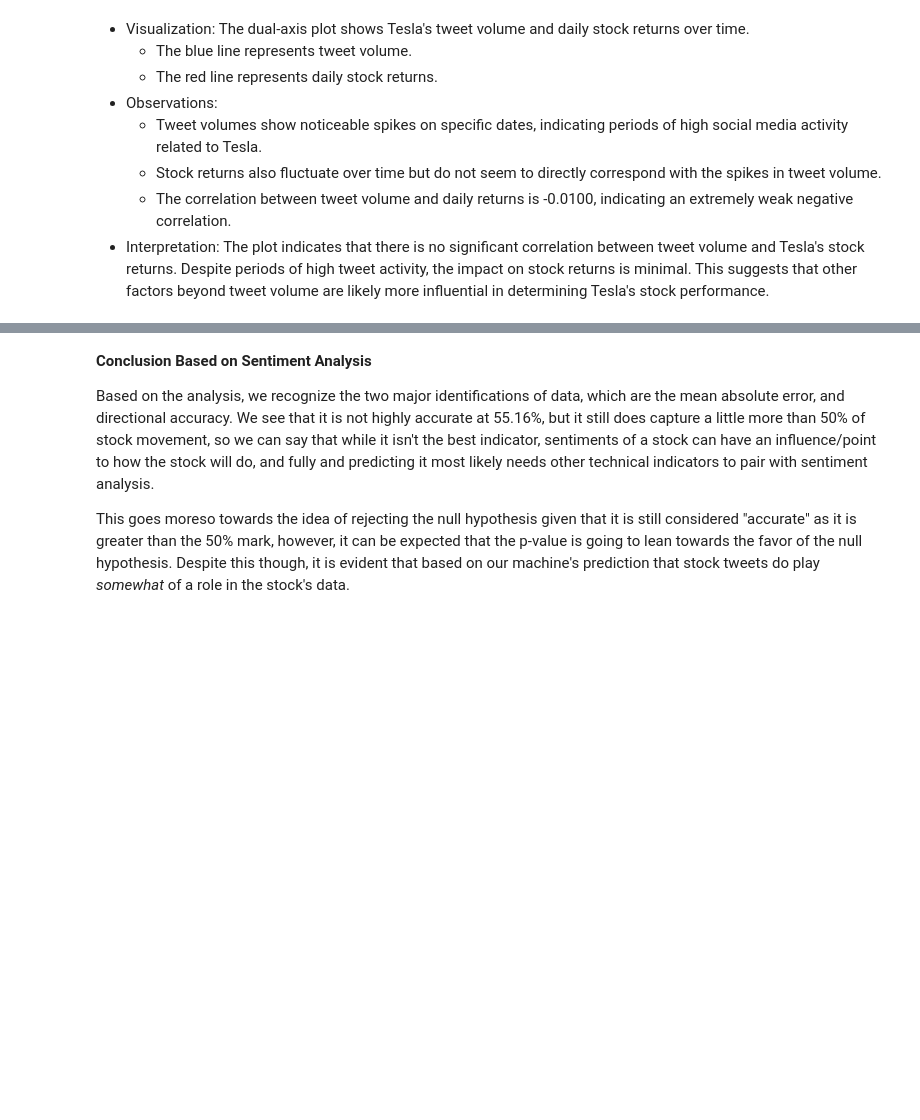
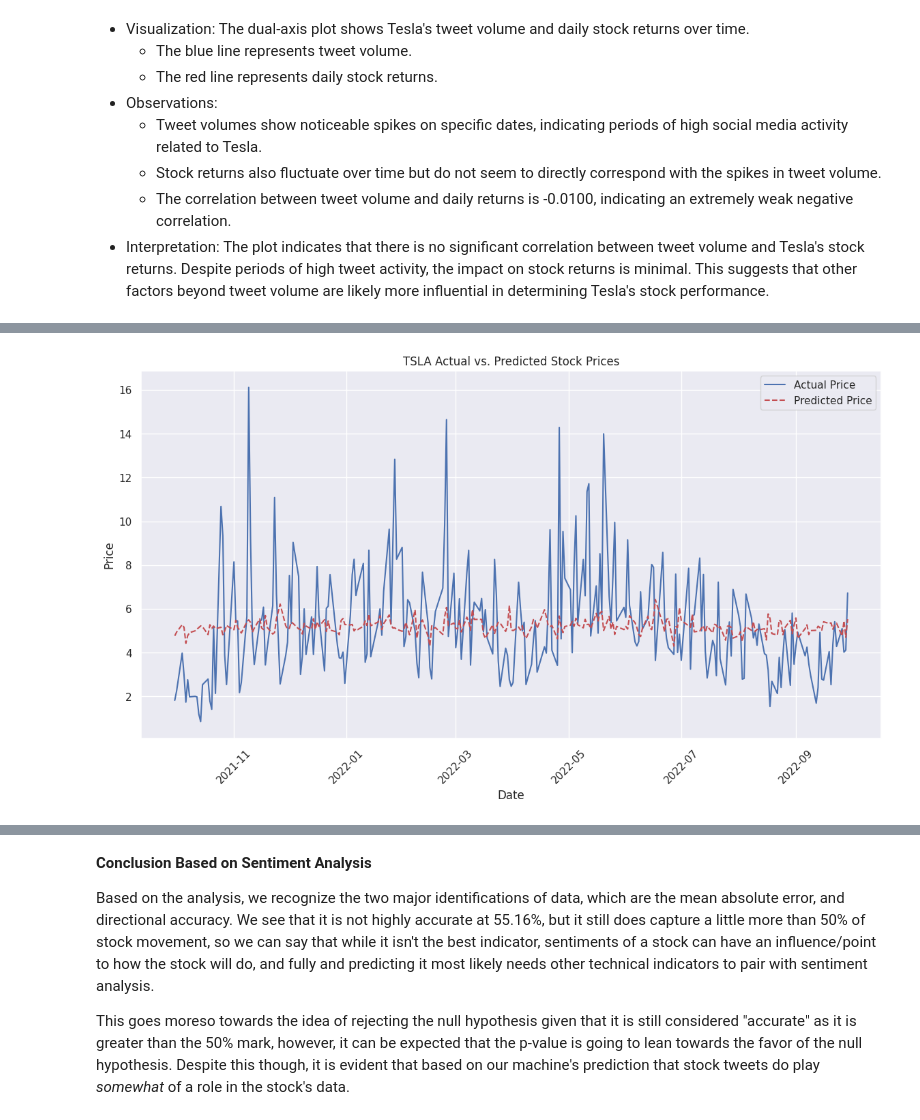
Before and after one commit to mir0codes/CMSC320SummerGroupProject, a Jupyter notebook: Checkpoint_3.ipynb, the cells around one changed output, grey strips where cells are left out. Drawn from its saved outputs; the diff is of its cells as text; code cells hidden in the pictures; blank space fills up the shorter version.

```diff
--- a/Checkpoint_3.ipynb
+++ b/Checkpoint_3.ipynb
@@ -540,0 +485,85 @@ Directional Accuracy: 55.16%
+# %%
+# Prepare the data for price prediction
+merged_df['Fluctuation'] = abs(((merged_df['High'] - merged_df['Low']) / merged_df['Low']) * 100)
+price_df_TSLA = merged_df[merged_df['Stock Name'] == 'TSLA'].groupby('Date').agg({
+    'Predicted_Sentiment': 'mean',
+    'Fluctuation': 'mean'
+}).reset_index()
+
+# Feature and target variables
+X_price = price_df_TSLA[['Predicted_Sentiment']]
+y_price = price_df_TSLA['Fluctuation']
+
+# Split data into train and test sets for price prediction
+X_train_price, X_test_price, y_train_price, y_test_price = train_test_split(X_price, y_price, test_size=0.2, random_state=42)
+
+# Train the Linear Regression model
+price_model = LinearRegression()
+price_model.fit(X_train_price, y_train_price)
+
+# Predict stock prices
+price_df_TSLA['Predicted_Price'] = price_model.predict(price_df_TSLA[['Predicted_Sentiment']])
+
+# Calculate direction of change
+price_df_TSLA['Actual_Change'] = price_df_TSLA['Fluctuation'].diff().fillna(0)
+price_df_TSLA['Predicted_Change'] = price_df_TSLA['Predicted_Price'].diff().fillna(0)
+
+
+
+# Plot actual vs. predicted prices
+plt.figure(figsize=(14, 7))
+plt.plot(price_df_TSLA['Date'], price_df_TSLA['Fluctuation'], label='Actual Price', color='b')
+plt.plot(price_df_TSLA['Date'], price_df_TSLA['Predicted_Price'], label='Predicted Price', color='r', linestyle='--')
+plt.title('TSLA Actual vs. Predicted Stock Prices')
+plt.xlabel('Date')
+plt.ylabel('Price')
+plt.xticks(rotation=45)
+plt.legend()
+plt.grid(True)
+plt.show()
+
+# Calculate and print the mean absolute error
+error = mean_absolute_error(price_df_TSLA['Fluctuation'], price_df_TSLA['Predicted_Price'])
+print(f'Mean Absolute Error: {error}')
+
+
+
+
+
+
+# Apply a rolling window to smooth the changes
+rolling_window_size = 5
+price_df_TSLA['Actual_Direction_Smoothed'] = np.sign(price_df_TSLA['Actual_Change']).rolling(window=rolling_window_size).mean()
+price_df_TSLA['Predicted_Direction_Smoothed'] = np.sign(price_df_TSLA['Predicted_Change']).rolling(window=rolling_window_size).mean()
+
+# Apply subsampling to reduce clutter
+subsampling_rate = 5
+price_df_subsampled = price_df_TSLA.iloc[::subsampling_rate, :]
+
+
+# Plot actual vs. predicted direction of changes (smoothed and subsampled)
+plt.figure(figsize=(14, 7))
+plt.plot(price_df_subsampled['Date'], price_df_subsampled['Actual_Direction_Smoothed'], label='Actual Direction', color='b')
+plt.plot(price_df_subsampled['Date'], price_df_subsampled['Predicted_Direction_Smoothed'], label='Predicted Direction', color='r', linestyle='--')
+plt.title('Actual vs. Predicted Stock Price Direction (Smoothed and Subsampled)')
+plt.xlabel('Date')
+plt.ylabel('Direction of Change (Smoothed)')
+plt.xticks(rotation=45)
+plt.legend()
+plt.grid(True)
+plt.show()
+
+
+# Calculate directional accuracy
+price_df_TSLA['Actual_Direction'] = np.sign(price_df_TSLA['Actual_Change'])
+price_df_TSLA['Predicted_Direction'] = np.sign(price_df_TSLA['Predicted_Change'])
+
+# Count the number of matches
+matches = (price_df_TSLA['Actual_Direction'] == price_df_TSLA['Predicted_Direction']).sum()
+total = len(price_df_TSLA)
+
+# Calculate directional accuracy
+directional_accuracy = matches / total * 100
+print(f'Directional Accuracy: {directional_accuracy:.2f}%')
+# %% [output]
+[figure, added]
```
Also changed, not shown: parts of 21 cells of this notebook.
